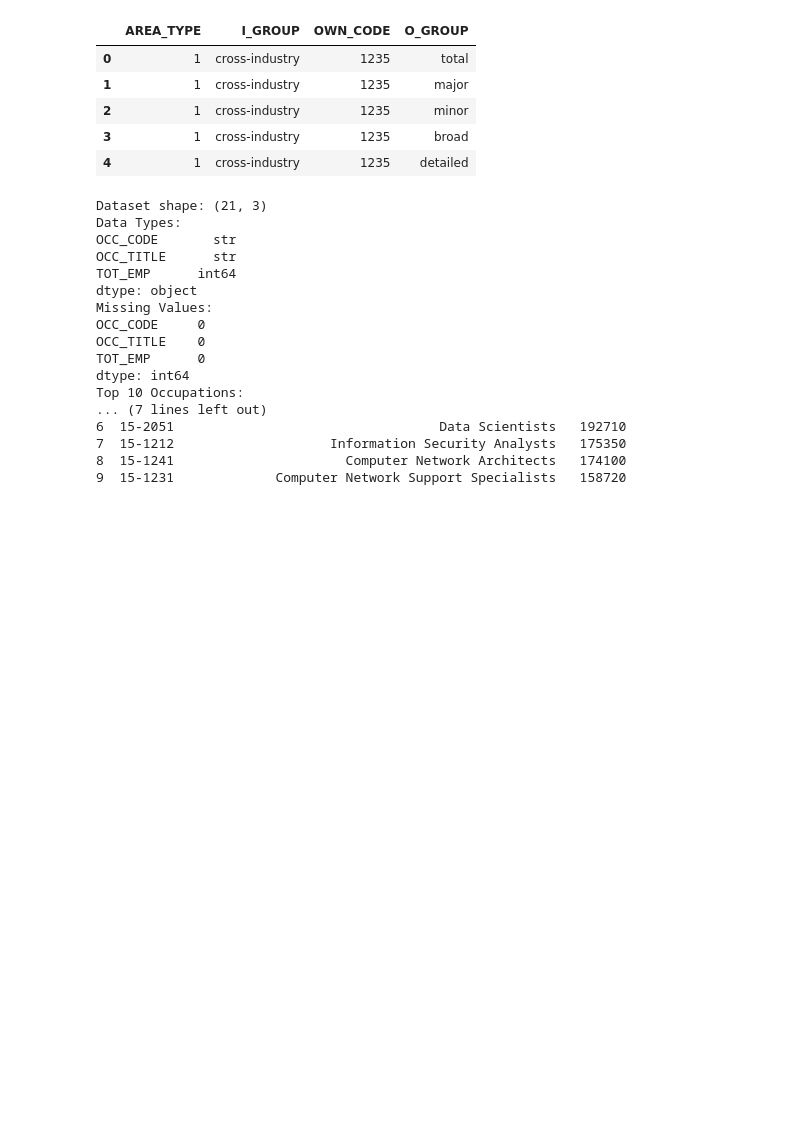
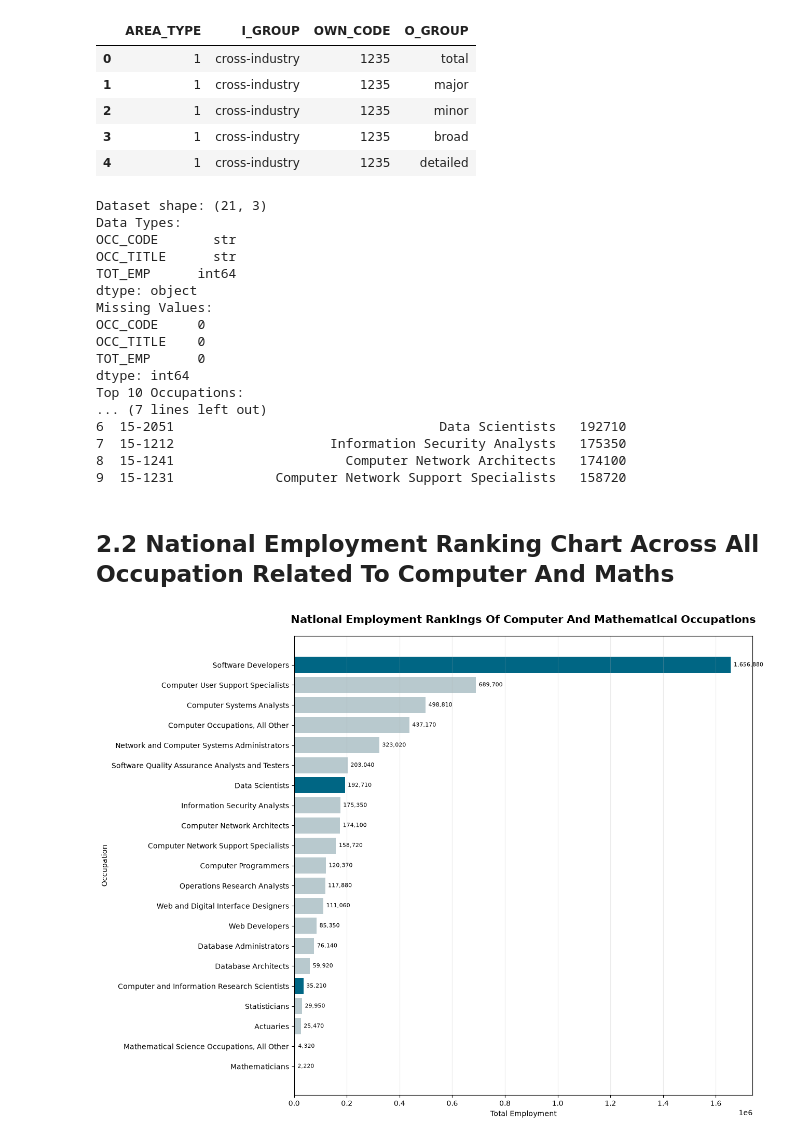
Before and after one commit to 2024635/CA1-Data-Visualisation-and-Communication-2024635, a Jupyter notebook: CA1-Data-Visualisation-and-Communication.ipynb, the cells around one changed output. Saved outputs shown, nothing was run; the diff lists cells and outputs as text; code cells hidden in the pictures; blank space fills up the shorter version.

Commit message:
Completed the first chart
Finished everything of the first visualisation.

```diff
--- a/CA1-Data-Visualisation-and-Communication.ipynb
+++ b/CA1-Data-Visualisation-and-Communication.ipynb
@@ -411,3 +411,61 @@ Top 10 Occupations:
 7  15-1212                    Information Security Analysts   175350
 8  15-1241                      Computer Network Architects   174100
 9  15-1231             Computer Network Support Specialists   158720
+# %% [markdown]
+## 2.2 National Employment Ranking Chart Across All Occupation Related To Computer And Maths
+# %%
+# Highlighing the selected three occupation
+
+selected_occupations = [
+    "Computer and Information Research Scientists",
+    "Data Scientists",
+    "Software Developers"
+]
+
+bar_colors = [
+    "#006684" if occupation in selected_occupations
+        else "#B8C9CE"
+            for occupation in nat_detailed["OCC_TITLE"]
+]
+
+# Create the chart
+plt.figure(figsize=(13,10))
+
+# Create the horizontal bars
+plt.barh(nat_detailed["OCC_TITLE"],
+         nat_detailed["TOT_EMP"],
+        color = bar_colors
+        )
+
+# Display the highest employments at the top
+plt.gca().invert_yaxis()
+
+plt.title(
+    "National Employment Rankings Of Computer And Mathematical Occupations",
+    fontsize = 15,
+    fontweight = "bold",
+    pad= 18
+)
+plt.xlabel("Total Employment")
+plt.ylabel("Occupation")
+
+# Makes employment easy to compare
+plt.grid(axis = "x", alpha = 0.25)
+
+# Adding values to the bars
+plt.bar_label(
+    bars,
+    labels=[
+        f"{value:,.0f}"
+        for value in nat_detailed["TOT_EMP"]
+    ],
+    padding = 4,
+    fontsize = 8
+)
+
+# Prevents any labels from being cut off
+plt.tight_layout()
+
+plt.show()
+# %% [output]
+[figure, added]
```
Also changed, not shown: parts of 2 cells of this notebook.
